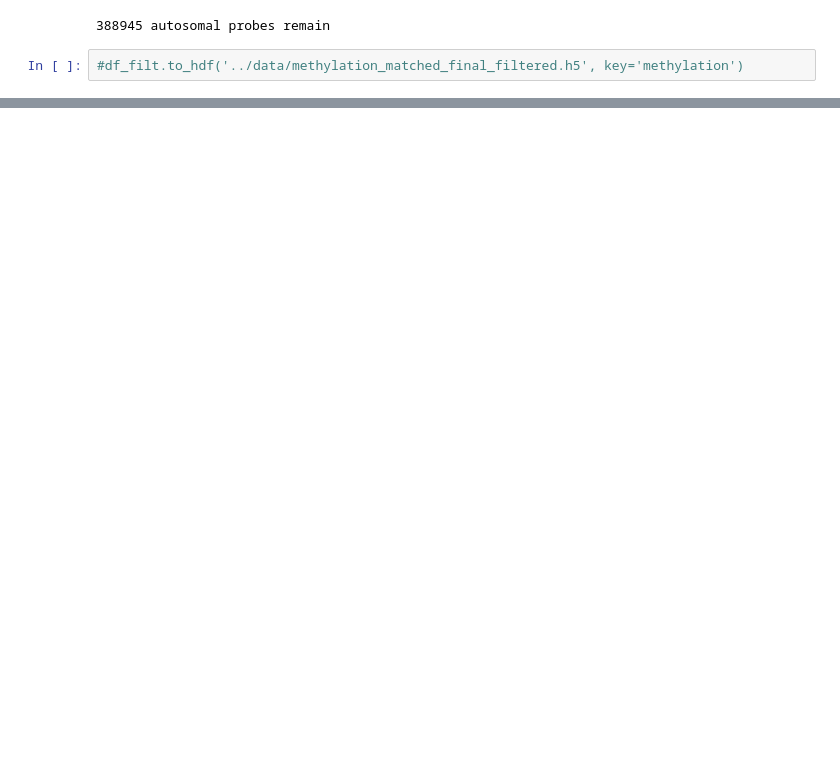
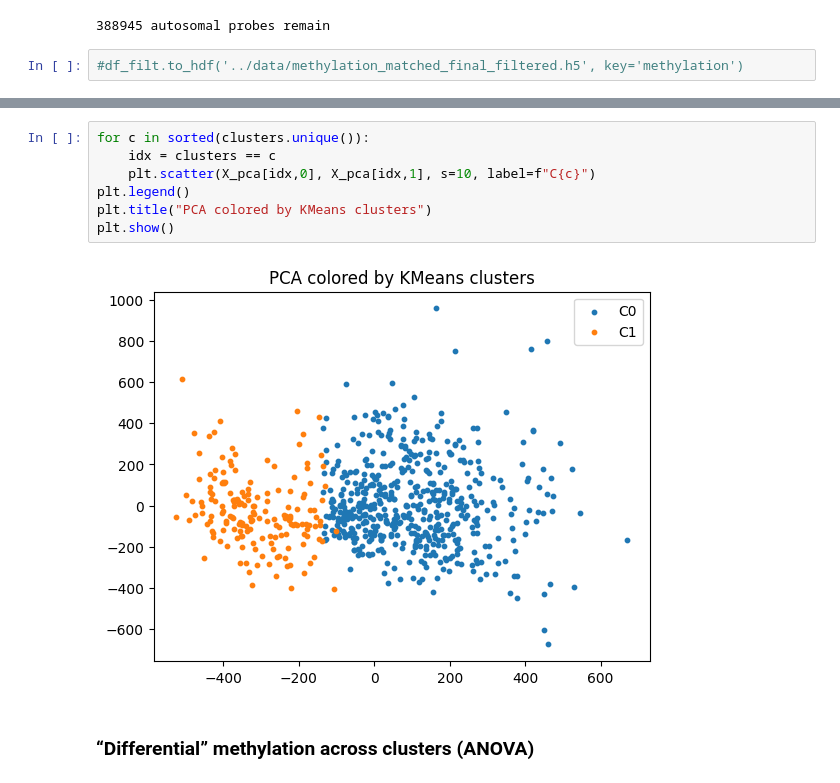
Before and after one commit to a-nadeem9/brca-epigenetic-age-acceleration-immune-multiomics-classifier, a Jupyter notebook: notebooks/01c_methylation_preprocessing.ipynb, the cells around one changed output, grey strips where cells are left out. Cells and saved outputs as stored; diff of their text form; blank space fills up the shorter version.

```diff
--- a/notebooks/01c_methylation_preprocessing.ipynb
+++ b/notebooks/01c_methylation_preprocessing.ipynb
@@ -98,0 +162,11 @@ MemoryError: Unable to allocate 2.01 GiB for an array with shape (388945, 693) a
+# %%
+for c in sorted(clusters.unique()):
+    idx = clusters == c
+    plt.scatter(X_pca[idx,0], X_pca[idx,1], s=10, label=f"C{c}")
+plt.legend()
+plt.title("PCA colored by KMeans clusters")
+plt.show()
+# %% [output]
+[figure, added]
+# %% [markdown]
+### “Differential” methylation across clusters (ANOVA)
```
Also changed, not shown: parts of 20 cells of this notebook.
